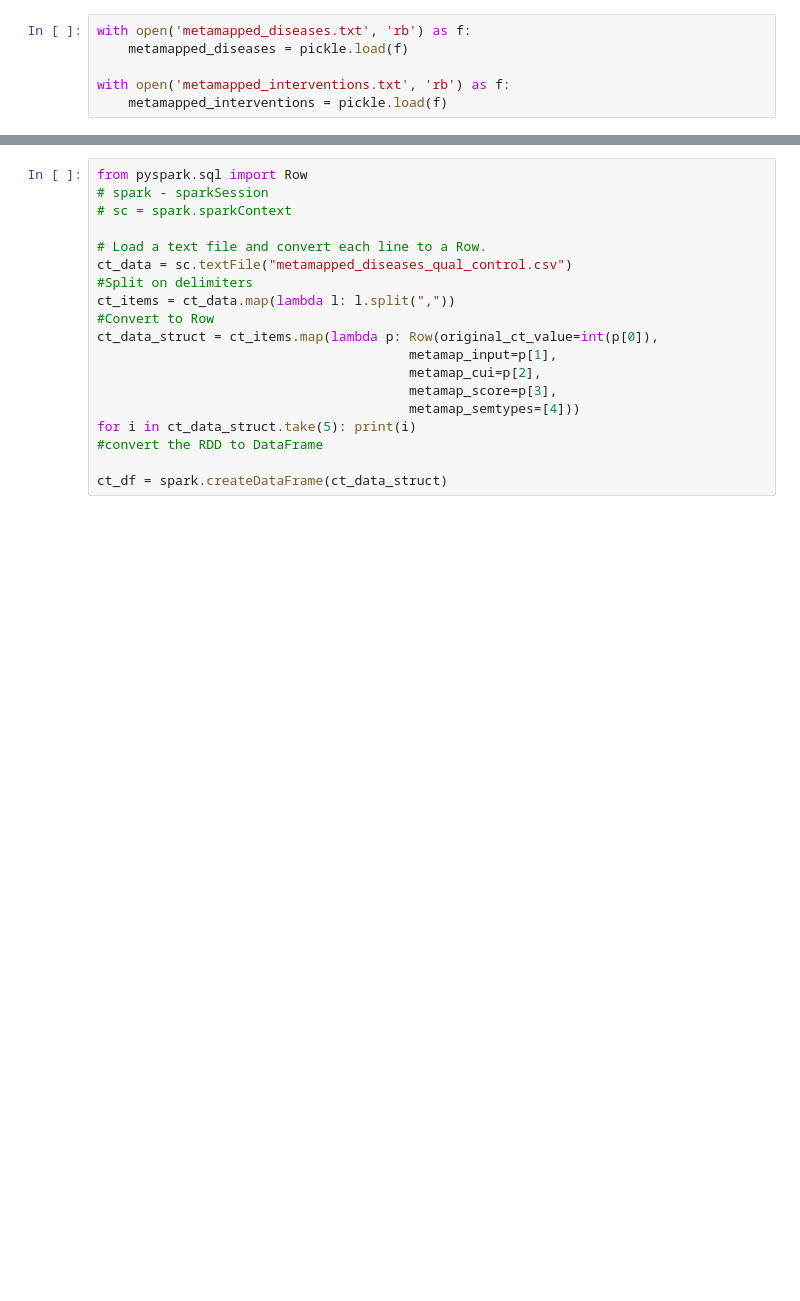
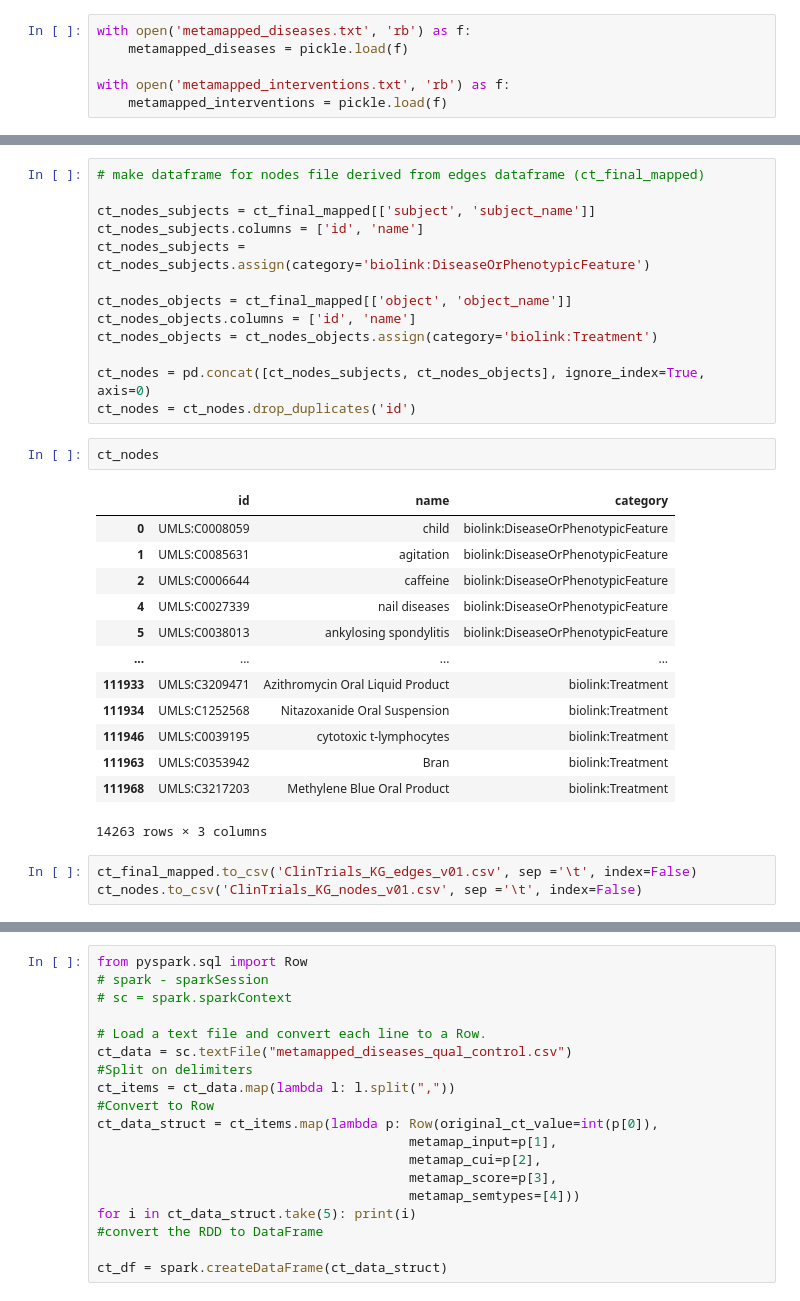
Before and after one commit to GitHubbit/Multiomics_ClinicalTrials_KP, a Jupyter notebook: Clinical_Trials_playground.ipynb, the cells around one changed output, grey strips where cells are left out. Saved outputs shown, nothing was run; the diff lists cells and outputs as text; blank space fills up the shorter version.

Commit message:
First or 1st edition of KG nodes and edges can be output by this script

```diff
--- a/Clinical_Trials_playground.ipynb
+++ b/Clinical_Trials_playground.ipynb
@@ -728,0 +764,32 @@ len(metamapped_interventions)
+# %%
+# make dataframe for nodes file derived from edges dataframe (ct_final_mapped)
+
+ct_nodes_subjects = ct_final_mapped[['subject', 'subject_name']]
+ct_nodes_subjects.columns = ['id', 'name']
+ct_nodes_subjects = ct_nodes_subjects.assign(category='biolink:DiseaseOrPhenotypicFeature')
+
+ct_nodes_objects = ct_final_mapped[['object', 'object_name']]
+ct_nodes_objects.columns = ['id', 'name']
+ct_nodes_objects = ct_nodes_objects.assign(category='biolink:Treatment')
+
+ct_nodes = pd.concat([ct_nodes_subjects, ct_nodes_objects], ignore_index=True, axis=0)
+ct_nodes = ct_nodes.drop_duplicates('id')
+# %%
+ct_nodes
+# %% [output]
+|  | id | name | category |
+| 0 | UMLS:C0008059 | child | biolink:DiseaseOrPhenotypicFeature |
+| 1 | UMLS:C0085631 | agitation | biolink:DiseaseOrPhenotypicFeature |
+| 2 | UMLS:C0006644 | caffeine | biolink:DiseaseOrPhenotypicFeature |
+| 4 | UMLS:C0027339 | nail diseases | biolink:DiseaseOrPhenotypicFeature |
+| 5 | UMLS:C0038013 | ankylosing spondylitis | biolink:DiseaseOrPhenotypicFeature |
+| ... | ... | ... | ... |
+| 111933 | UMLS:C3209471 | Azithromycin Oral Liquid Product | biolink:Treatment |
+| 111934 | UMLS:C1252568 | Nitazoxanide Oral Suspension | biolink:Treatment |
+| 111946 | UMLS:C0039195 | cytotoxic t-lymphocytes | biolink:Treatment |
+| 111963 | UMLS:C0353942 | Bran | biolink:Treatment |
+| 111968 | UMLS:C3217203 | Methylene Blue Oral Product | biolink:Treatment |
+14263 rows × 3 columns
+# %%
+ct_final_mapped.to_csv('ClinTrials_KG_edges_v01.csv', sep ='\t', index=False)
+ct_nodes.to_csv('ClinTrials_KG_nodes_v01.csv', sep ='\t', index=False)
```
Also changed, not shown: parts of 32 cells of this notebook.
